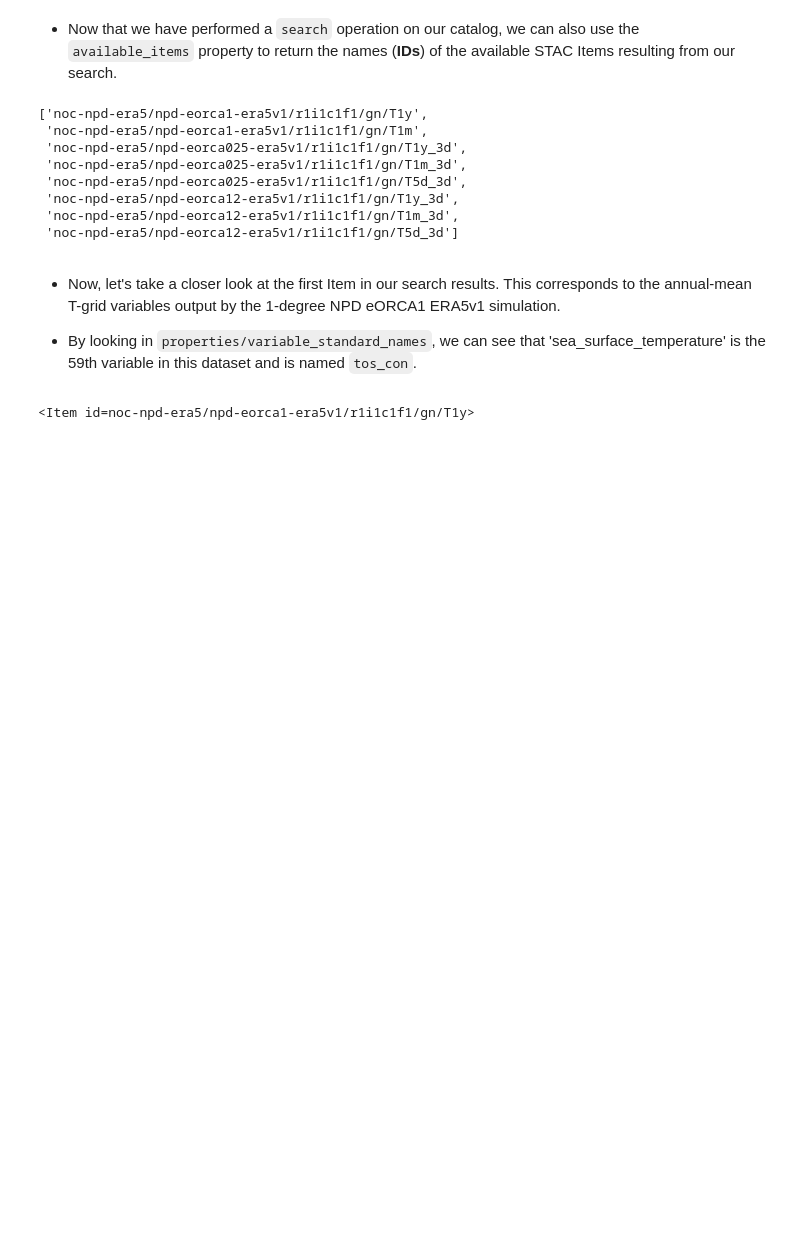
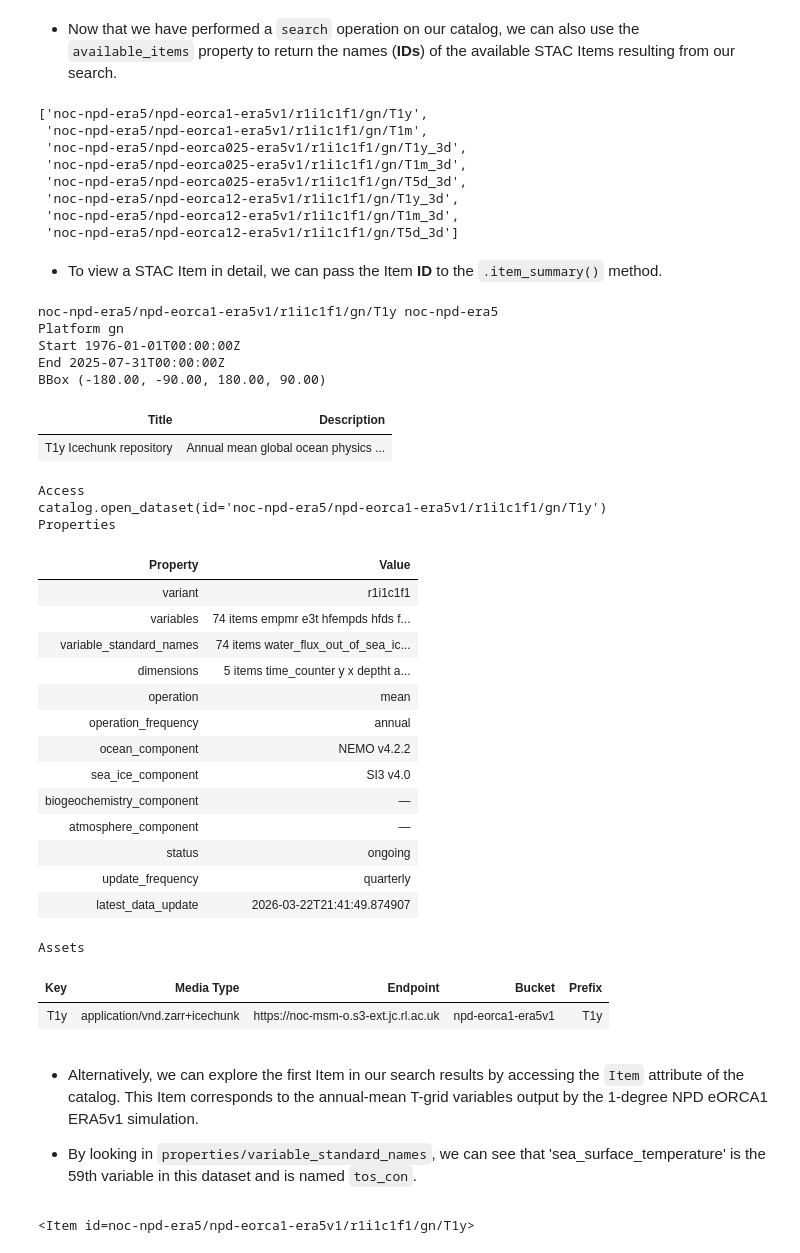
Before and after one commit to NOC-MSM/OceanDataStore, a Jupyter notebook: examples/catalogs/OceanDataCatalog_example.ipynb, the cells around one changed output. Cells and saved outputs as stored; diff of their text form; code cells hidden in the pictures; blank space fills up the shorter version.

Commit message:
Updated OceanDataCatalog Jupyter notebook tutorial with latest API changes.

```diff
--- a/examples/catalogs/OceanDataCatalog_example.ipynb
+++ b/examples/catalogs/OceanDataCatalog_example.ipynb
@@ -51,8 +44,40 @@ catalog.available_items
  'noc-npd-era5/npd-eorca12-era5v1/r1i1c1f1/gn/T1y_3d',
  'noc-npd-era5/npd-eorca12-era5v1/r1i1c1f1/gn/T1m_3d',
  'noc-npd-era5/npd-eorca12-era5v1/r1i1c1f1/gn/T5d_3d']
+# %% [markdown]
+* To view a STAC Item in detail, we can pass the Item **ID** to the `.item_summary()` method.
+# %%
+catalog.item_summary(id='noc-npd-era5/npd-eorca1-era5v1/r1i1c1f1/gn/T1y')
+# %% [output]
+noc-npd-era5/npd-eorca1-era5v1/r1i1c1f1/gn/T1y noc-npd-era5
+Platform gn
+Start 1976-01-01T00:00:00Z
+End 2025-07-31T00:00:00Z
+BBox (-180.00, -90.00, 180.00, 90.00)
+| Title | Description |
+| T1y Icechunk repository | Annual mean global ocean physics ... |
+Access
+catalog.open_dataset(id='noc-npd-era5/npd-eorca1-era5v1/r1i1c1f1/gn/T1y')
+Properties
+| Property | Value |
+| variant | r1i1c1f1 |
+| variables | 74 items empmr e3t hfempds hfds f... |
+| variable_standard_names | 74 items water_flux_out_of_sea_ic... |
+| dimensions | 5 items time_counter y x deptht a... |
+| operation | mean |
+| operation_frequency | annual |
+| ocean_component | NEMO v4.2.2 |
+| sea_ice_component | SI3 v4.0 |
+| biogeochemistry_component | — |
+| atmosphere_component | — |
+| status | ongoing |
+| update_frequency | quarterly |
+| latest_data_update | 2026-03-22T21:41:49.874907 |
+Assets
+| Key | Media Type | Endpoint | Bucket | Prefix |
+| T1y | application/vnd.zarr+icechunk | https://noc-msm-o.s3-ext.jc.rl.ac.uk | npd-eorca1-era5v1 | T1y |
 # %% [markdown]
-* Now, let's take a closer look at the first Item in our search results. This corresponds to the annual-mean T-grid variables output by the 1-degree NPD eORCA1 ERA5v1 simulation.
+* Alternatively, we can explore the first Item in our search results by accessing the `Item` attribute of the catalog. This Item corresponds to the annual-mean T-grid variables output by the 1-degree NPD eORCA1 ERA5v1 simulation.
 
 * By looking in `properties/variable_standard_names`, we can see that 'sea_surface_temperature' is the 59th variable in this dataset and is named `tos_con`.
 # %%
```
Also changed, not shown: parts of 6 cells of this notebook.
